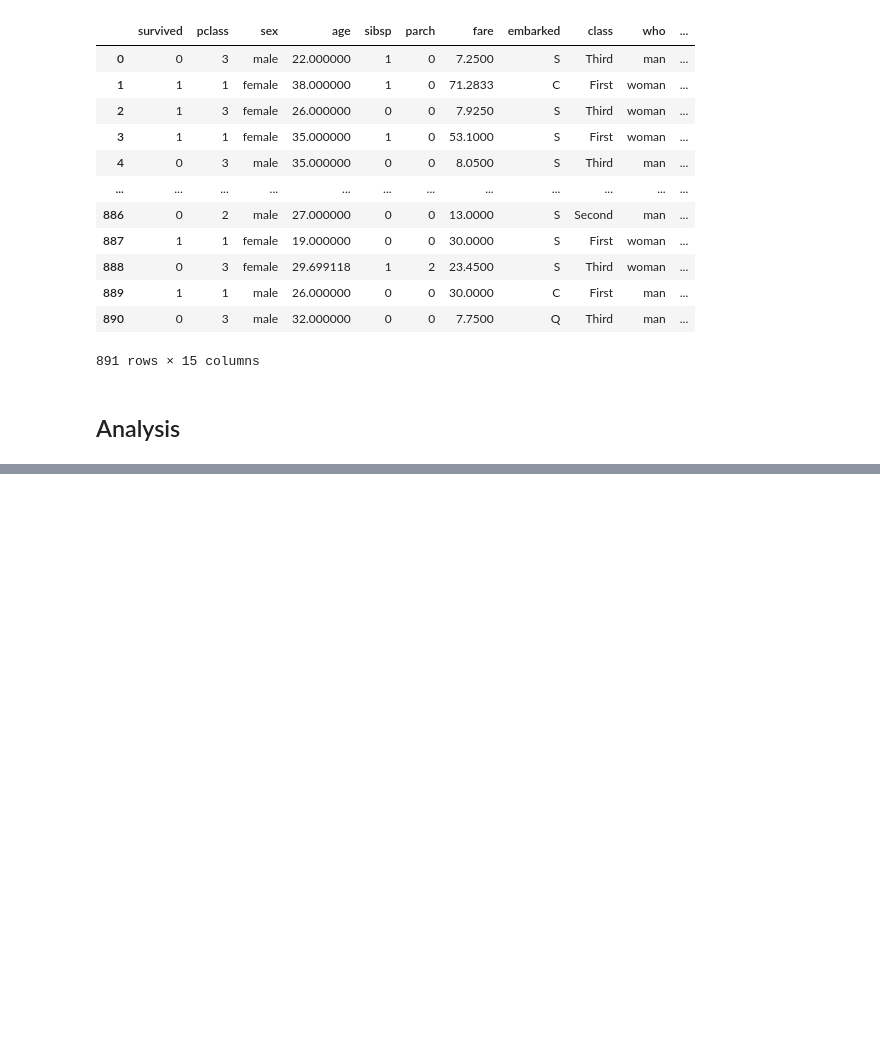
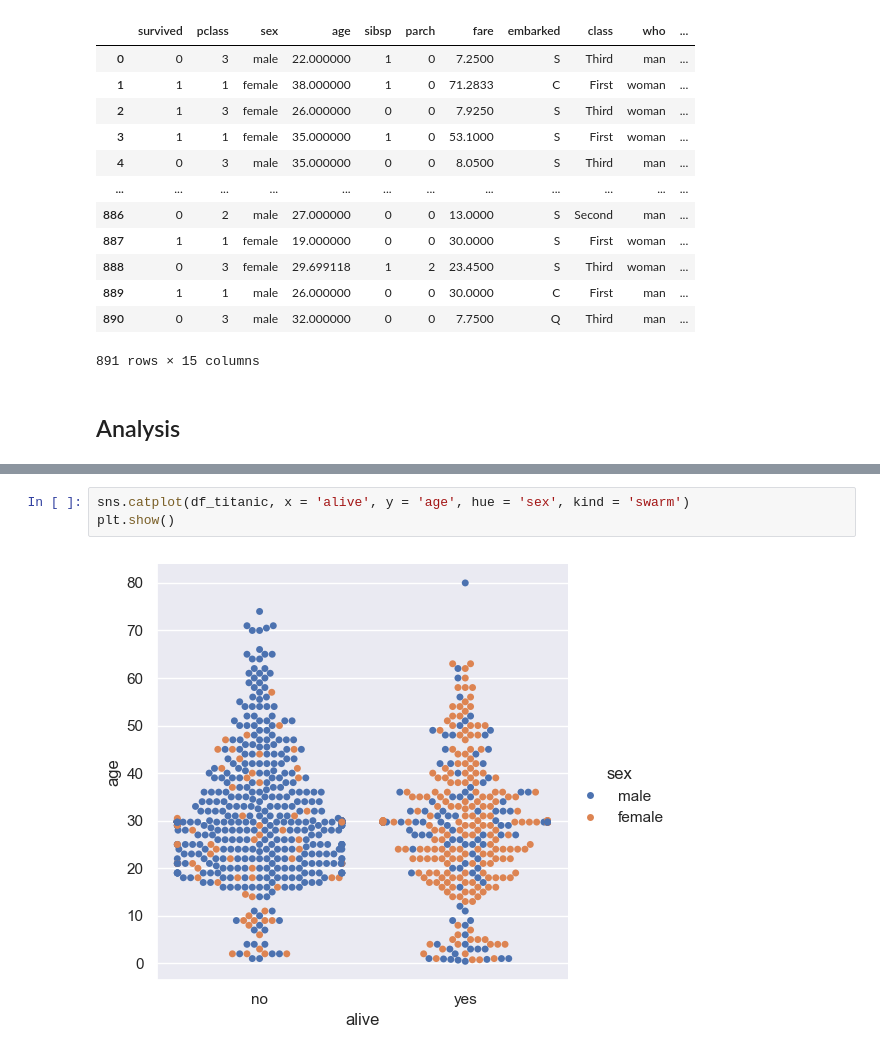
Before and after one commit to IMOsbo/DATA6550-Visualization, a Jupyter notebook: Code/Woods/Module3_WoodsK.ipynb, the cells around one changed output, grey strips where cells are left out. Drawn from its saved outputs; the diff is of its cells as text; blank space fills up the shorter version.

```diff
--- a/Code/Woods/Module3_WoodsK.ipynb
+++ b/Code/Woods/Module3_WoodsK.ipynb
@@ -98,0 +113,5 @@ df_titanic
+# %%
+sns.catplot(df_titanic, x = 'alive', y = 'age', hue = 'sex', kind = 'swarm')
+plt.show()
+# %% [output]
+[figure, added]
```
Also changed, not shown: parts of 10 cells of this notebook.
